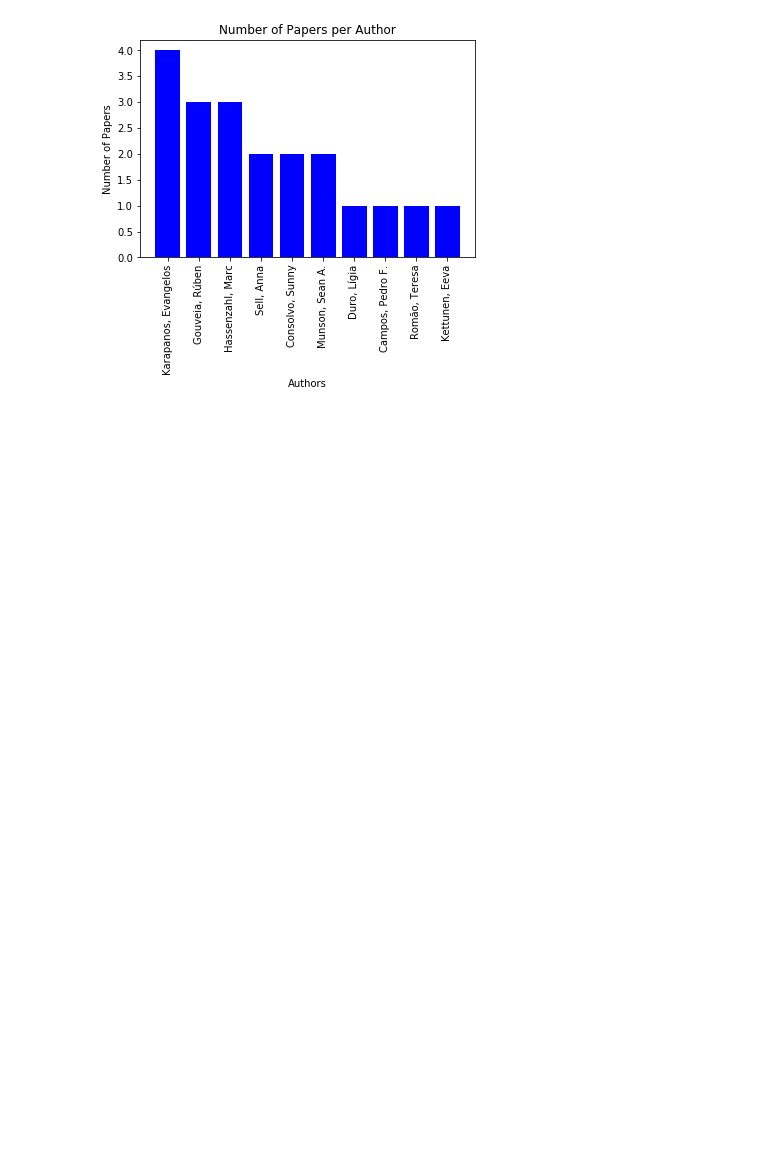
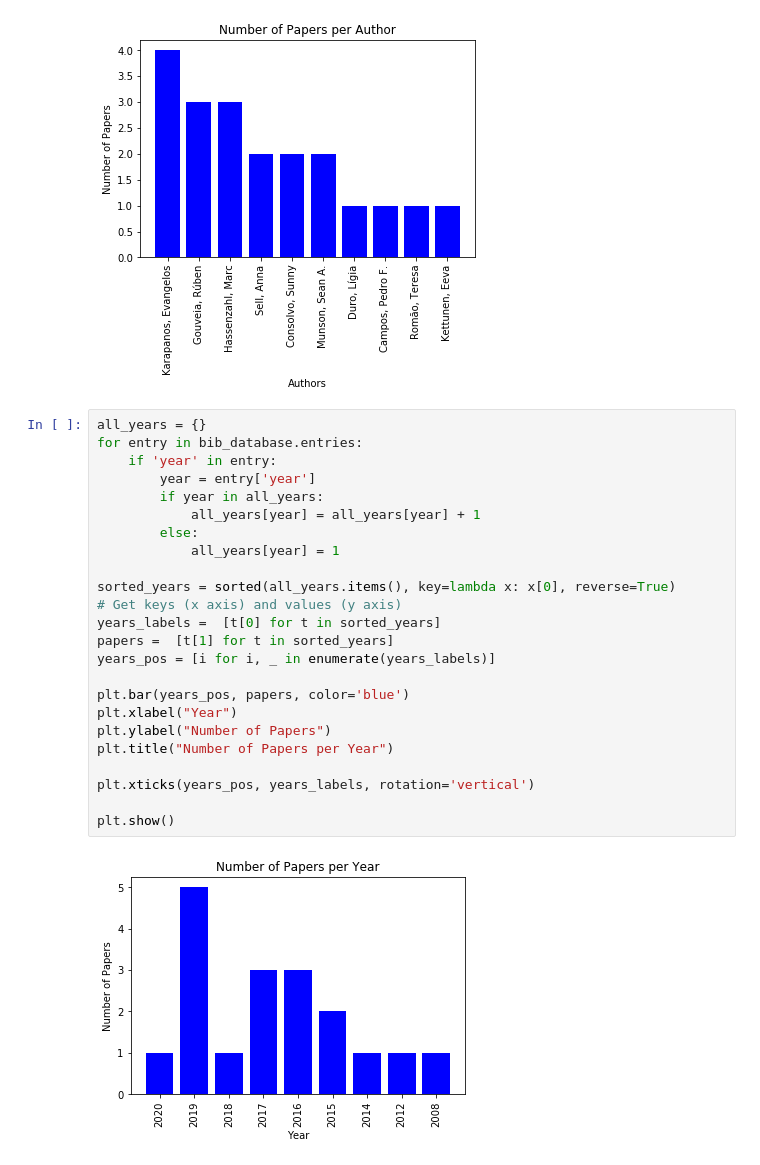
Before and after one commit to syfantid/BibTexEDA, a Jupyter notebook: bibtex_analysis.ipynb, the cells around one changed output. Cells and saved outputs as stored; diff of their text form; blank space fills up the shorter version.

Commit message:
years bar chart

```diff
--- a/bibtex_analysis.ipynb
+++ b/bibtex_analysis.ipynb
@@ -102,3 +102,29 @@ plt.xticks(authors_pos, authors_names, rotation='vertical')
 plt.show()
 # %% [output]
 [figure]
+# %%
+all_years = {}
+for entry in bib_database.entries:
+    if 'year' in entry:
+        year = entry['year']
+        if year in all_years:
+            all_years[year] = all_years[year] + 1
+        else:
+            all_years[year] = 1
+
+sorted_years = sorted(all_years.items(), key=lambda x: x[0], reverse=True)
+# Get keys (x axis) and values (y axis)
+years_labels =  [t[0] for t in sorted_years]
+papers =  [t[1] for t in sorted_years]
+years_pos = [i for i, _ in enumerate(years_labels)]
+
+plt.bar(years_pos, papers, color='blue')
+plt.xlabel("Year")
+plt.ylabel("Number of Papers")
+plt.title("Number of Papers per Year")
+
+plt.xticks(years_pos, years_labels, rotation='vertical')
+
+plt.show()
+# %% [output]
+[figure, added]
```
